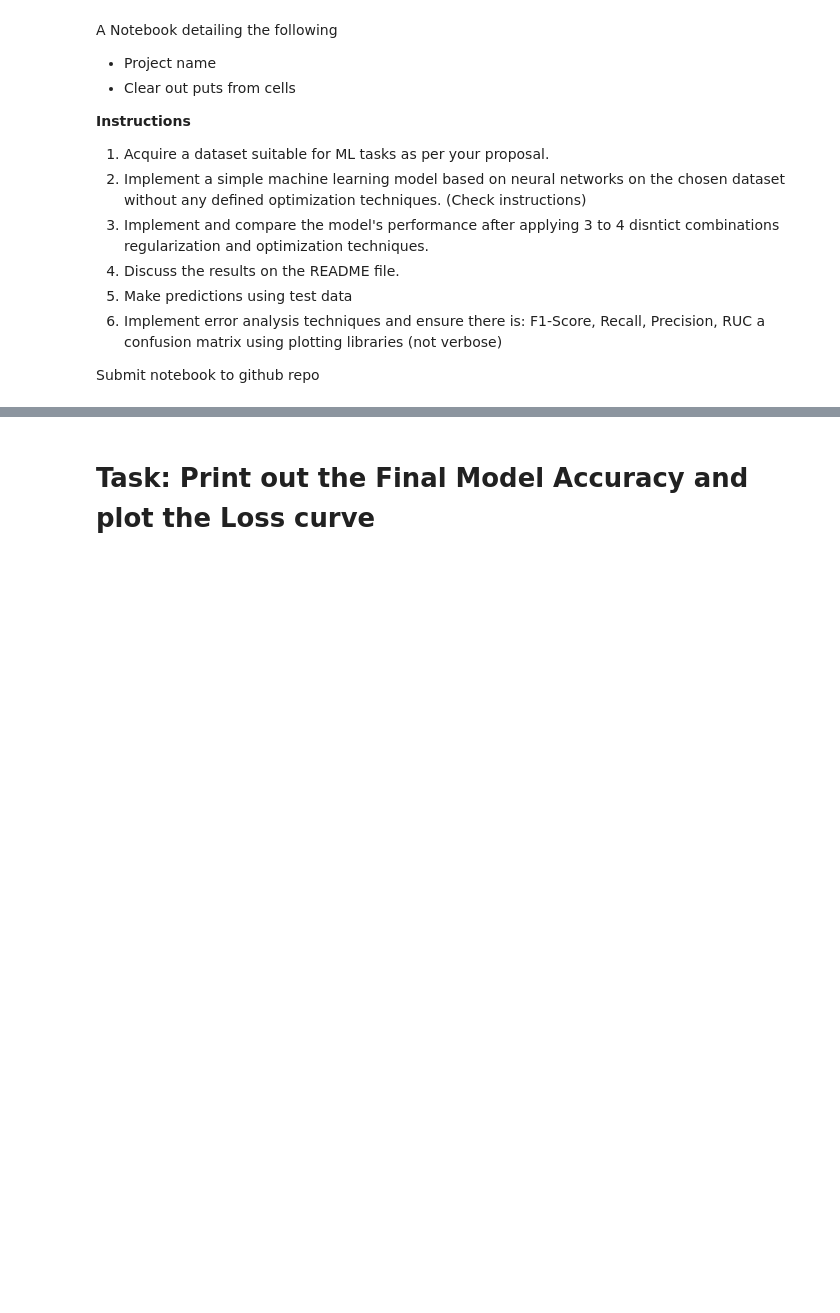
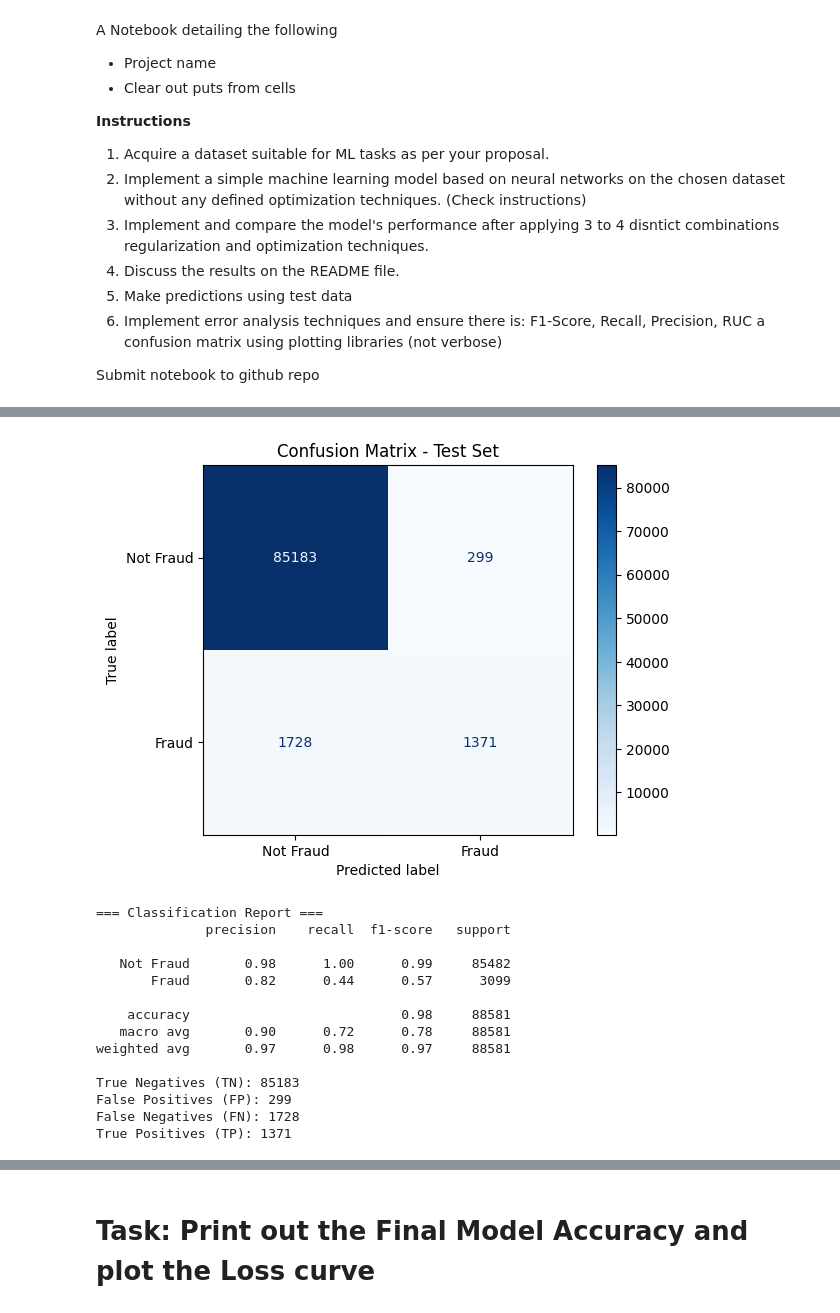
Before and after one commit to IrakizaGaius/FraudDetection, a Jupyter notebook: Summative_Intro_to_ml_[GaiusIrakiza_number]_assignment.ipynb, the cells around one changed output, grey strips where cells are left out. Saved outputs shown, nothing was run; the diff lists cells and outputs as text; code cells hidden in the pictures; blank space fills up the shorter version.

```diff
--- a/Summative_Intro_to_ml_[GaiusIrakiza_number]_assignment.ipynb
+++ b/Summative_Intro_to_ml_[GaiusIrakiza_number]_assignment.ipynb
@@ -97,0 +174,6 @@ def create_model(optimizer='adam', regularizer=None, learning_rate=0.001, layers
+# %%
+log_model = LogisticRegression(C=0.5, max_iter=1000)
+log_model.fit(X_train_processed, y_train)
+y_pred_log = log_model.predict(X_val_processed)
+
+dump(log_model, 'saved_models/logistic_model.joblib')
@@ -97,0 +189,14 @@ def create_model(optimizer='adam', regularizer=None, learning_rate=0.001, layers
+# %%
+model_2 = Sequential([
+    Dense(64, activation='relu', input_shape=(X_train_processed.shape[1],)),
+    Dense(32, activation='relu'),
+    Dense(16, activation='relu'),
+    Dense(1, activation='sigmoid')
+])
+
+model_2.compile(optimizer='adam', loss='binary_crossentropy', metrics=['accuracy'])
+
+history_2 = model_2.fit(X_train_processed, y_train, epochs=100, batch_size=32,
+                        validation_data=(X_val_processed, y_val), verbose=1)
+
+save_model(model_2, 'saved_models/nn_instance_2.h5')
@@ -97,0 +225,25 @@ def create_model(optimizer='adam', regularizer=None, learning_rate=0.001, layers
+# %%
+# Predict probabilities and convert to binary labels
+y_test_pred_prob = model_2.predict(X_test_processed)
+y_test_pred = (y_test_pred_prob > 0.5).astype(int).reshape(-1)
+y_test_true = y_test.values.reshape(-1)
+
+# Confusion matrix
+cm = confusion_matrix(y_test_true, y_test_pred)
+
+# Display with labels
+disp = ConfusionMatrixDisplay(confusion_matrix=cm, display_labels=["Not Fraud", "Fraud"])
+disp.plot(cmap="Blues")
+plt.title("Confusion Matrix - Test Set")
+plt.show()
+
+# Detailed classification report
+report = classification_report(y_test_true, y_test_pred, target_names=["Not Fraud", "Fraud"])
+print("=== Classification Report ===")
+print(report)
+tn, fp, fn, tp = cm.ravel()
+print(f"True Negatives (TN): {tn}")
+print(f"False Positives (FP): {fp}")
+print(f"False Negatives (FN): {fn}")
+print(f"True Positives (TP): {tp}")
+# %% [output]
@@ -97,0 +251,15 @@ def create_model(optimizer='adam', regularizer=None, learning_rate=0.001, layers
+[figure, added]
+=== Classification Report ===
+              precision    recall  f1-score   support
+
+   Not Fraud       0.98      1.00      0.99     85482
+       Fraud       0.82      0.44      0.57      3099
+
+    accuracy                           0.98     88581
+   macro avg       0.90      0.72      0.78     88581
+weighted avg       0.97      0.98      0.97     88581
+
+True Negatives (TN): 85183
+False Positives (FP): 299
+False Negatives (FN): 1728
+True Positives (TP): 1371
```
Also changed, not shown: parts of 43 cells of this notebook, 7 other files.
